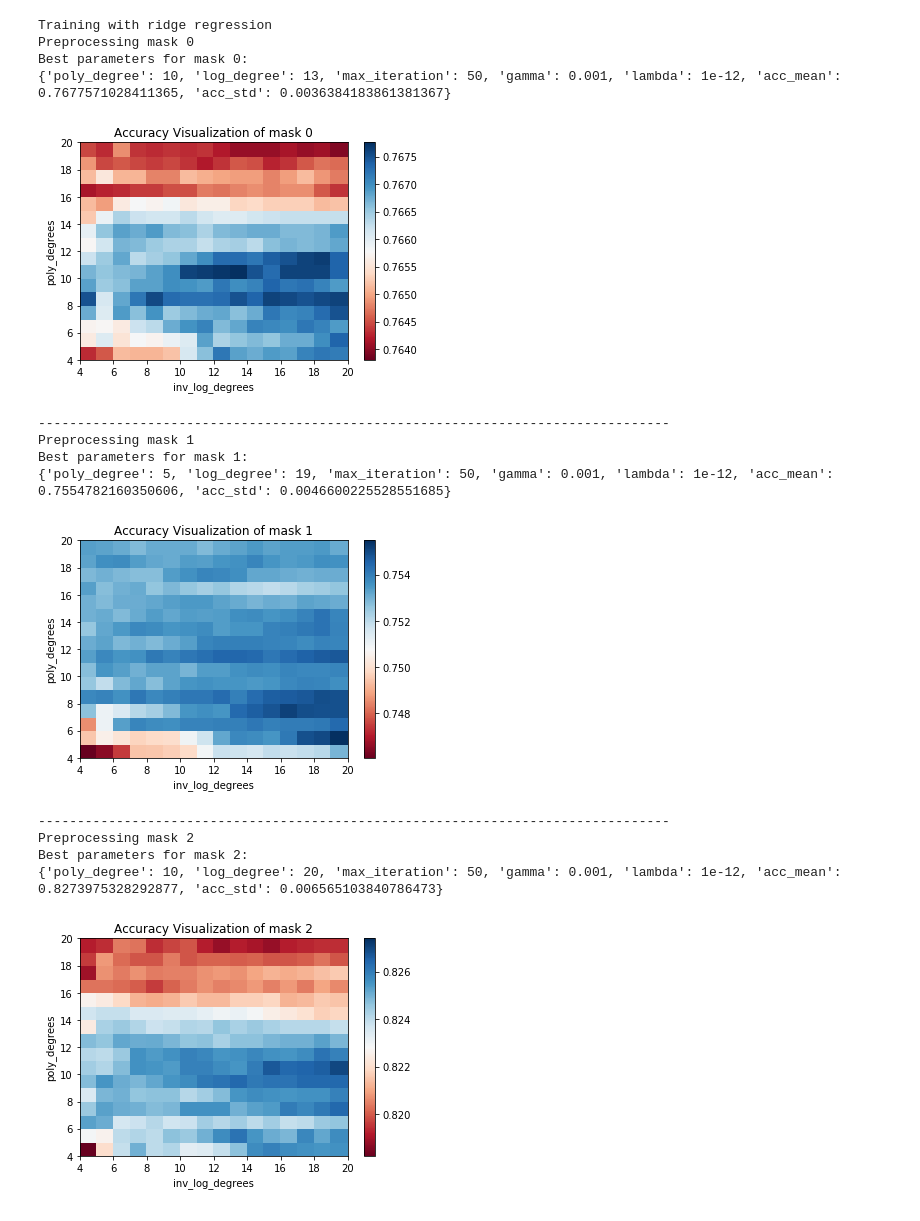
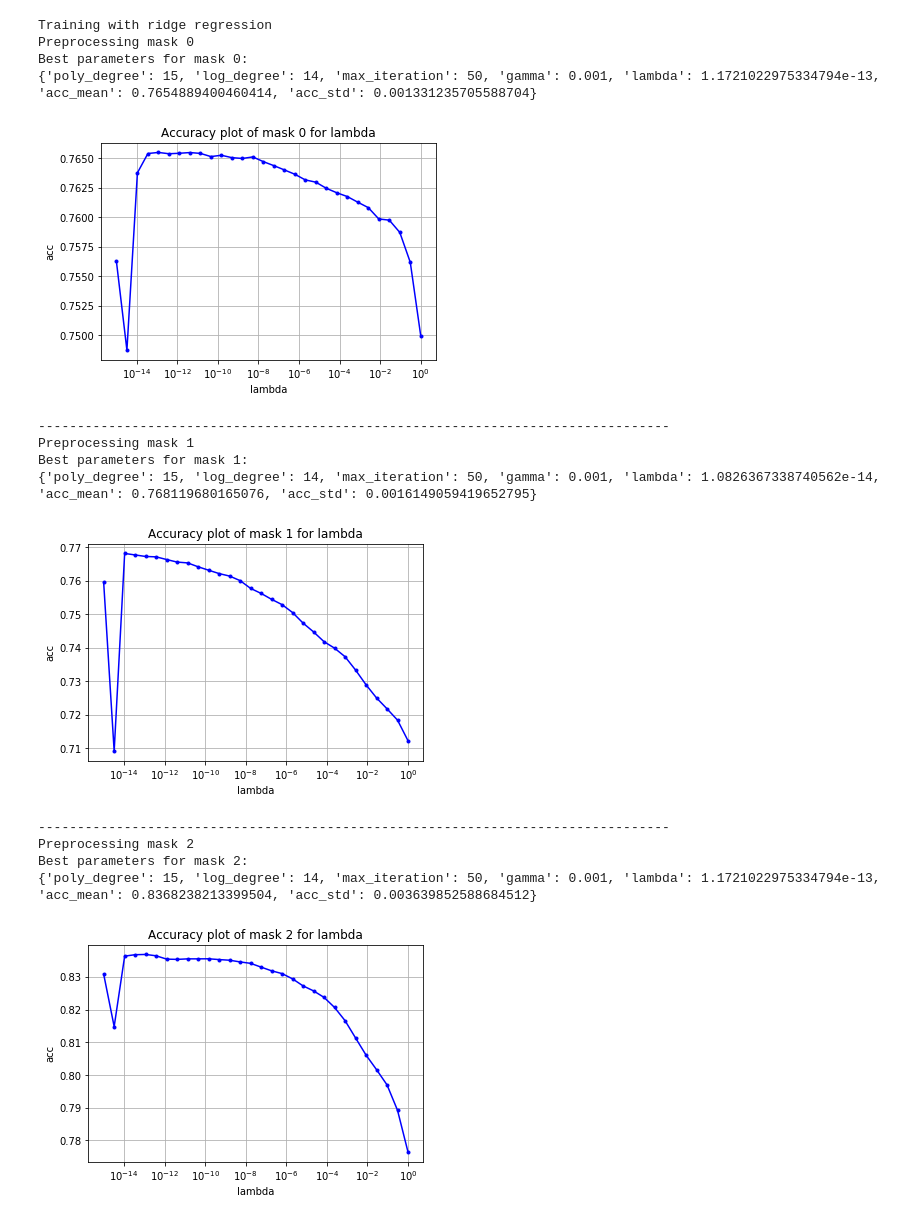
Before and after one commit to KennethThNg/HiggsBosonClassification, a Jupyter notebook: project1.ipynb, the cells around one changed output. Cells and saved outputs as stored; diff of their text form; code cells hidden in the pictures.

Commit message:
added plots for complete data set (RR)

```diff
--- a/project1.ipynb
+++ b/project1.ipynb
@@ -34,15 +34,15 @@ models = ['gd',
 selected_model = 'ridge regression'
 
 #define parameters
-poly_degrees = np.linspace(4, 20, 17, dtype='int')
-inv_log_degrees = np.linspace(4, 20, 17, dtype='int')
+poly_degrees = [15] #np.linspace(4, 20, 17, dtype='int')
+inv_log_degrees = [14] #np.linspace(4, 20, 17, dtype='int')
 gammas = [1e-3] #np.logspace(-10, -1, 10)
-lambdas = [1e-12] #np.logspace(-15, -1, 30)
+lambdas = np.logspace(-15, 0, 30)
 max_iters = [50] #list(range(10,100,10))
 # %%
 # define cross validation parameters
-ratio = 0.2 # ratio of complete data to use (for testing purpose - much faster)
-k_fold = 4 # number of folds to use for the cross validation
+ratio = 1 # ratio of complete data to use (for testing purpose - much faster)
+k_fold = 5 # number of folds to use for the cross validation
 # -------------------------------------
 
 tX = tX_data[:int(ratio * tX_data.shape[0])]
@@ -62,42 +62,42 @@ for idx in mask:
     print(f'Best parameters for mask {idx}:')
     print(grid_results[find_best_parameters(grid_results, min_=False)[1]], sep='\n')
 
     # visualization of accuracy
     if len(poly_degrees) == 1 and len(inv_log_degrees) == 1 and len(gammas) == 1 and len(max_iters) == 1 and len(lambdas) > 1:
         accuracy_visualization_1(lambdas, [d['acc_mean'] for d in grid_results], param1='lambda', title=f'Accuracy plot of mask {idx} for lambda')
 
     if len(poly_degrees) == 1 and len(inv_log_degrees) == 1 and len(lambdas) == 1 and len(max_iters) == 1 and len(gammas) > 1:
         accuracy_visualization_1(gammas, [d['acc_mean'] for d in grid_results], param1='gamma', title=f'Accuracy plot of mask {idx} for gamma')
 
     if len(poly_degrees) == 1 and len(inv_log_degrees) == 1 and len(lambdas) == 1 and len(gammas) == 1 and len(max_iters) > 1:
         accuracy_visualization_1(max_iters, [d['acc_mean'] for d in grid_results], param1='max_iters', title=f'Accuracy plot of mask {idx} for max_iters')
 
     if len(lambdas) == 1 and len(gammas) == 1 and len(poly_degrees) > 2 and len(inv_log_degrees) > 2:
         A = np.zeros((len(poly_degrees), len(inv_log_degrees)))
         poly_dict = dict(zip(poly_degrees, list(range(0,len(poly_degrees)))))
         log_dict = dict(zip(inv_log_degrees, list(range(0,len(inv_log_degrees)))))
         for d in grid_results:
             A[poly_dict[d['poly_degree']], log_dict[d['log_degree']]] = d['acc_mean']
         accuracy_visualization_2(inv_log_degrees, poly_degrees, A, name_x='inv_log_degrees', name_y='poly_degrees', title=f'Accuracy Visualization of mask {idx}')
     #-----------------------------------------------------------------------------------
 
     print('---------------------------------------------------------------------------------')
 # %% [output]
 Training with ridge regression
 Preprocessing mask 0
 Best parameters for mask 0:
-{'poly_degree': 10, 'log_degree': 13, 'max_iteration': 50, 'gamma': 0.001, 'lambda': 1e-12, 'acc_mean': 0.7677571028411365, 'acc_std': 0.0036384183861381367}
+{'poly_degree': 15, 'log_degree': 14, 'max_iteration': 50, 'gamma': 0.001, 'lambda': 1.1721022975334794e-13, 'acc_mean': 0.7654889400460414, 'acc_std': 0.001331235705588704}
-[figure, old version]
+[figure, new version]
 ---------------------------------------------------------------------------------
 Preprocessing mask 1
 Best parameters for mask 1:
-{'poly_degree': 5, 'log_degree': 19, 'max_iteration': 50, 'gamma': 0.001, 'lambda': 1e-12, 'acc_mean': 0.7554782160350606, 'acc_std': 0.0046600225528551685}
+{'poly_degree': 15, 'log_degree': 14, 'max_iteration': 50, 'gamma': 0.001, 'lambda': 1.0826367338740562e-14, 'acc_mean': 0.768119680165076, 'acc_std': 0.0016149059419652795}
-[figure, old version]
+[figure, new version]
 ---------------------------------------------------------------------------------
 Preprocessing mask 2
 Best parameters for mask 2:
-{'poly_degree': 10, 'log_degree': 20, 'max_iteration': 50, 'gamma': 0.001, 'lambda': 1e-12, 'acc_mean': 0.8273975328292877, 'acc_std': 0.006565103840786473}
+{'poly_degree': 15, 'log_degree': 14, 'max_iteration': 50, 'gamma': 0.001, 'lambda': 1.1721022975334794e-13, 'acc_mean': 0.8368238213399504, 'acc_std': 0.003639852588684512}
-[figure, old version]
+[figure, new version]
 ---------------------------------------------------------------------------------
 Preprocessing mask 3
 Best parameters for mask 3:
```
Also changed, not shown: parts of 1 cell of this notebook, 16 other files.
